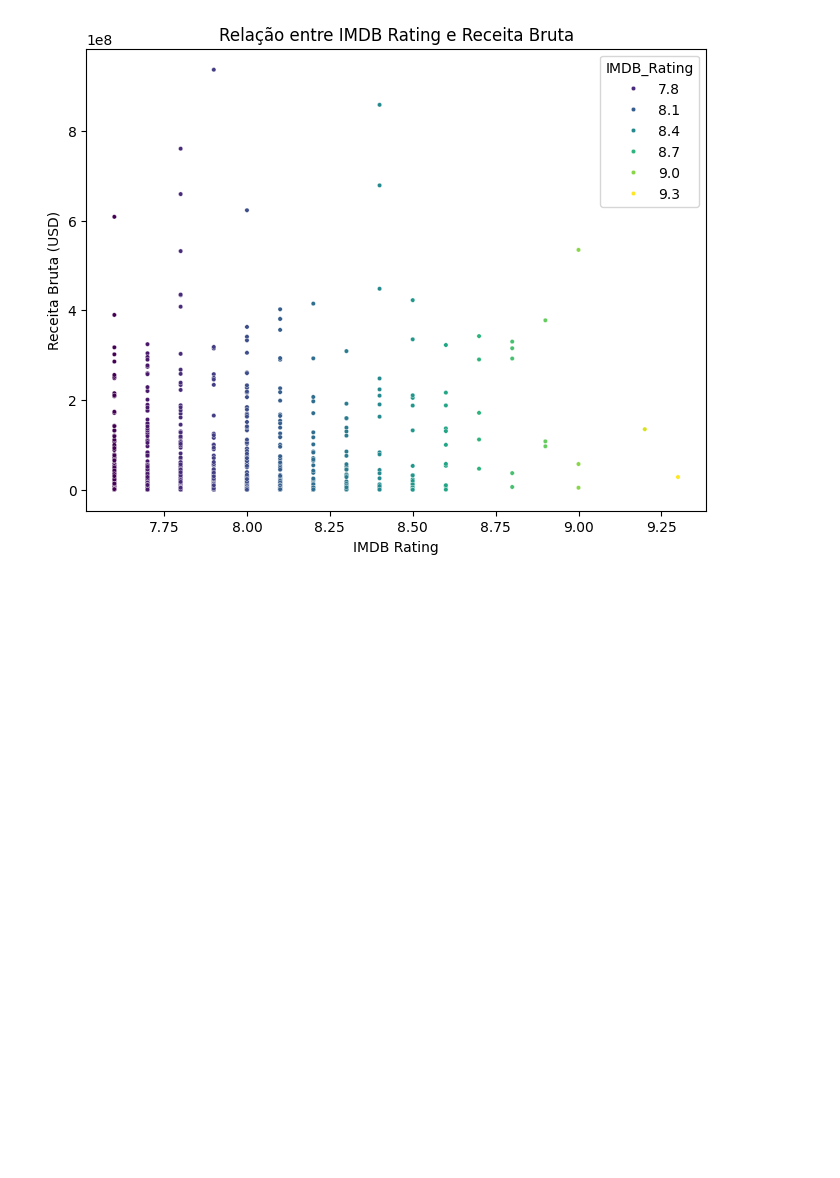
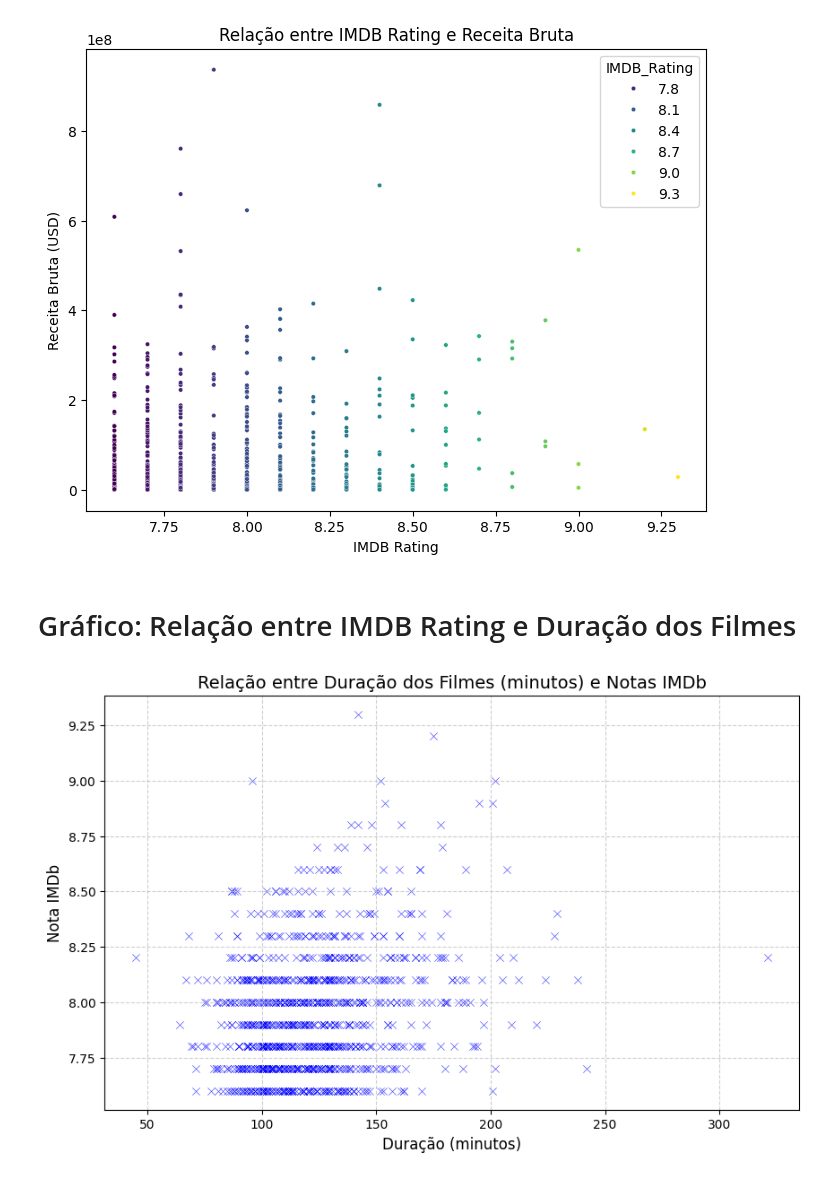
Before and after one commit to bezreal/AnaliseDeDados-2024.2, a Jupyter notebook: imdbmovies.ipynb, the cells around one changed output. Drawn from its saved outputs; the diff is of its cells as text; code cells hidden in the pictures; blank space fills up the shorter version.

```diff
--- a/imdbmovies.ipynb
+++ b/imdbmovies.ipynb
@@ -102,4 +102,21 @@ ax.set_ylabel("Receita Bruta (USD)")
 # %% [output]
 Text(0, 0.5, 'Receita Bruta (USD)')
 [figure]
+# %% [markdown]
+# Gráfico: Relação entre IMDB Rating e Duração dos Filmes
+# %%
+dataframe['Runtime'] = dataframe['Runtime'].astype(str)
+
+# Remover "min" e converter para float
+dataframe['Runtime'] = dataframe['Runtime'].str.replace(' min', '', regex=False).astype(float)
+
+# Criar o gráfico relacionando minutos dos filmes e notas IMDb
+fig3, ax3 = plt.subplots(figsize=(10, 6))
+seaborn.scatterplot(data=dataframe, x='Runtime', y='IMDB_Rating', alpha=0.7, color='blue', marker='x')
+plt.title('Relação entre Duração dos Filmes (minutos) e Notas IMDb', fontsize=14)
+plt.xlabel('Duração (minutos)', fontsize=12)
+plt.ylabel('Nota IMDb', fontsize=12)
+plt.grid(True, linestyle='--', alpha=0.6)
+# %% [output]
+[figure, added]
 # %% [markdown]
```
Also changed, not shown: parts of 7 cells of this notebook.
